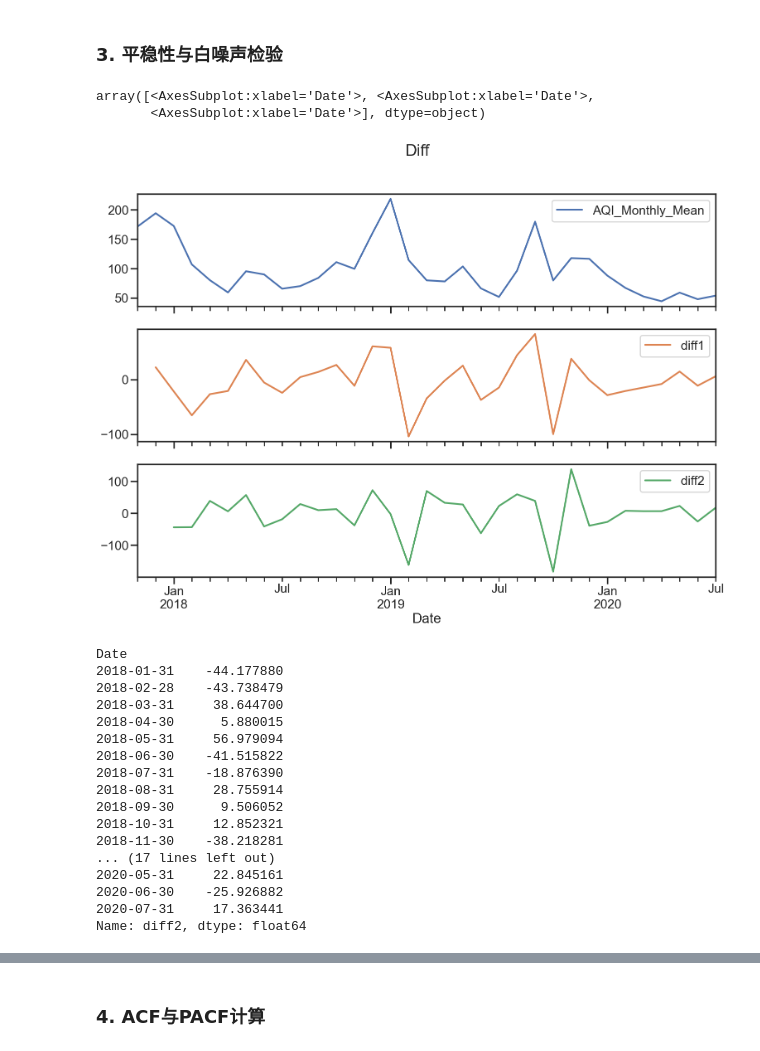
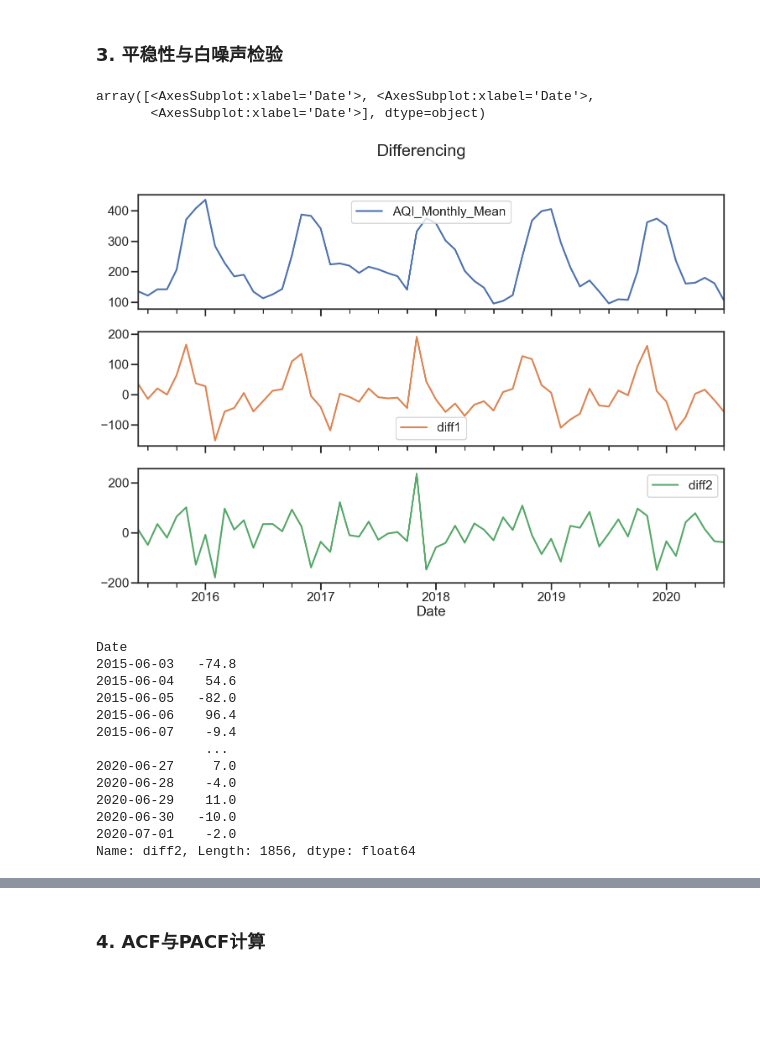
Before and after one commit to TREXA23187/air_quality, a Jupyter notebook: main.ipynb, the cells around one changed output, grey strips where cells are left out. Saved outputs shown, nothing was run; the diff lists cells and outputs as text; code cells hidden in the pictures; blank space fills up the shorter version.

```diff
--- a/main.ipynb
+++ b/main.ipynb
@@ -18,6 +24,11 @@ station_day.head()
 india = pd.read_csv('output/station_day_impute.csv')
 geometry = pd.read_csv('resource/stations_with_geo.csv')
 
+# 将StationId对应的地理信息存成map形式
+station_geo_map = {}
+for i in range(len(geometry['StationId'])):
+    station_geo_map[geometry['StationId'][i]] = (geometry['latitude'][i], geometry['longitude'][i])
+
 # 分别查看india和geometry的列有哪些
 print(india.columns)
 print(geometry.columns)
@@ -165,47 +202,46 @@ Date
 # %% [markdown]
 ### 3. 平稳性与白噪声检验
 # %%
-import matplotlib.pylab as plt
-%matplotlib inline
-
 # 平滑处理：差分法
 # ARIMA需要时间序列满足平稳性和非白噪声的要求
 india_with_geo_month_mean_total["diff1"] = india_with_geo_month_mean_total["AQI_Monthly_Mean"].diff(1)
 india_with_geo_month_mean_total["diff2"] = india_with_geo_month_mean_total["diff1"].diff(1)
 
 data1 = india_with_geo_month_mean_total.loc[:, ['StationId', "AQI_Monthly_Mean", "diff1", "diff2"]]
-data1 = data1[data1['StationId'] == 'AP001']
-data1.plot(subplots=True, figsize=(18, 12), title="Diff")
+data1 = data1[data1['StationId'] == 'BR007']
+data1.plot(subplots=True, figsize=(18, 12), title="Differencing")
 # %% [output]
 array([<AxesSubplot:xlabel='Date'>, <AxesSubplot:xlabel='Date'>,
        <AxesSubplot:xlabel='Date'>], dtype=object)
-[figure, old version]
+[figure, new version]
 # %%
 import statsmodels.tsa.api as smt
 import seaborn as sns
 
 sns.set(style='ticks', context='poster')
 
-data = data1['diff2'].dropna()
-data
+# data = data1['diff2'].dropna()
+
+data= india_with_geo[india_with_geo['StationId']=='BR007']
+data["diff1"] = data['AQI'].diff(1)
+data["diff2"] = data['diff1'].diff(1)
+data = data['diff2'].dropna()
+
+print(data)
 # %% [output]
 Date
-2018-01-31    -44.177880
-2018-02-28    -43.738479
-2018-03-31     38.644700
-2018-04-30      5.880015
-2018-05-31     56.979094
-2018-06-30    -41.515822
-2018-07-31    -18.876390
-2018-08-31     28.755914
-2018-09-30      9.506052
-2018-10-31     12.852321
-2018-11-30    -38.218281
-... (17 lines left out)
-2020-05-31     22.845161
-2020-06-30    -25.926882
-2020-07-31     17.363441
-Name: diff2, dtype: float64
+2015-06-03   -74.8
+2015-06-04    54.6
+2015-06-05   -82.0
+2015-06-06    96.4
+2015-06-07    -9.4
+              ...
+2020-06-27     7.0
+2020-06-28    -4.0
+2020-06-29    11.0
+2020-06-30   -10.0
+2020-07-01    -2.0
+Name: diff2, Length: 1856, dtype: float64
 # %%
 import statsmodels.api as sm
 from statsmodels.stats.diagnostic import acorr_ljungbox
```
Also changed, not shown: parts of 15 cells of this notebook, 12 other files.
